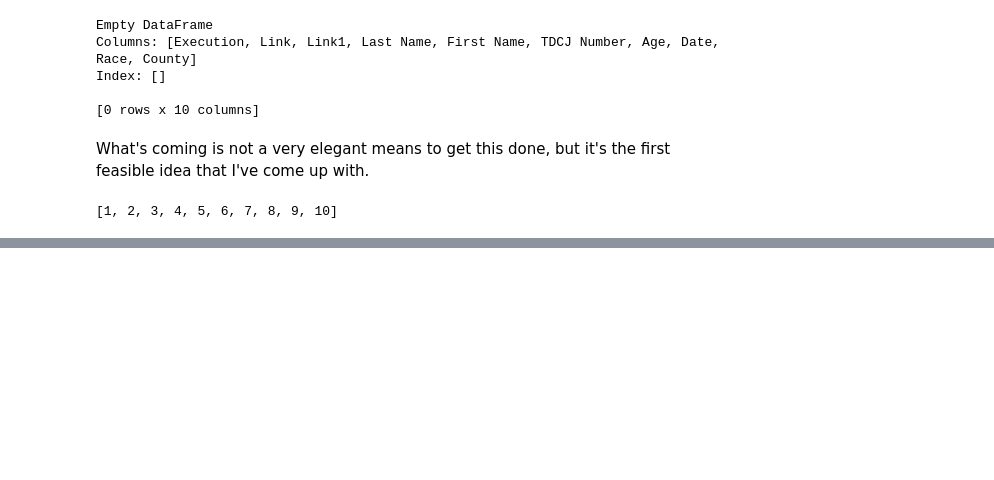
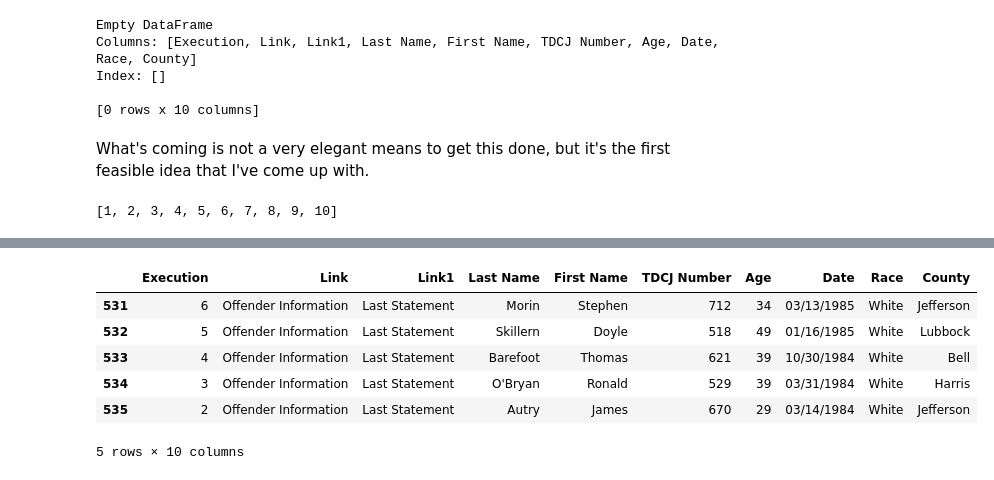
Before and after one commit to e-dapp/Last-Words, a Jupyter notebook: death_letter_scratch.ipynb, the cells around one changed output, grey strips where cells are left out. Drawn from its saved outputs; the diff is of its cells as text; code cells hidden in the pictures; blank space fills up the shorter version.

```diff
--- a/death_letter_scratch.ipynb
+++ b/death_letter_scratch.ipynb
@@ -119,0 +213,10 @@ Turns out I'll just have to make smaller data frames, to append to make the rows
+# %%
+table2[-5:]
+# %% [output]
+|  | Execution | Link | Link1 | Last Name | First Name | TDCJ Number | Age | Date | Race | County |
+| 531 | 6 | Offender Information | Last Statement | Morin | Stephen | 712 | 34 | 03/13/1985 | White | Jefferson |
+| 532 | 5 | Offender Information | Last Statement | Skillern | Doyle | 518 | 49 | 01/16/1985 | White | Lubbock |
+| 533 | 4 | Offender Information | Last Statement | Barefoot | Thomas | 621 | 39 | 10/30/1984 | White | Bell |
+| 534 | 3 | Offender Information | Last Statement | O'Bryan | Ronald | 529 | 39 | 03/31/1984 | White | Harris |
+| 535 | 2 | Offender Information | Last Statement | Autry | James | 670 | 29 | 03/14/1984 | White | Jefferson |
+5 rows × 10 columns
```
Also changed, not shown: parts of 18 cells of this notebook.
